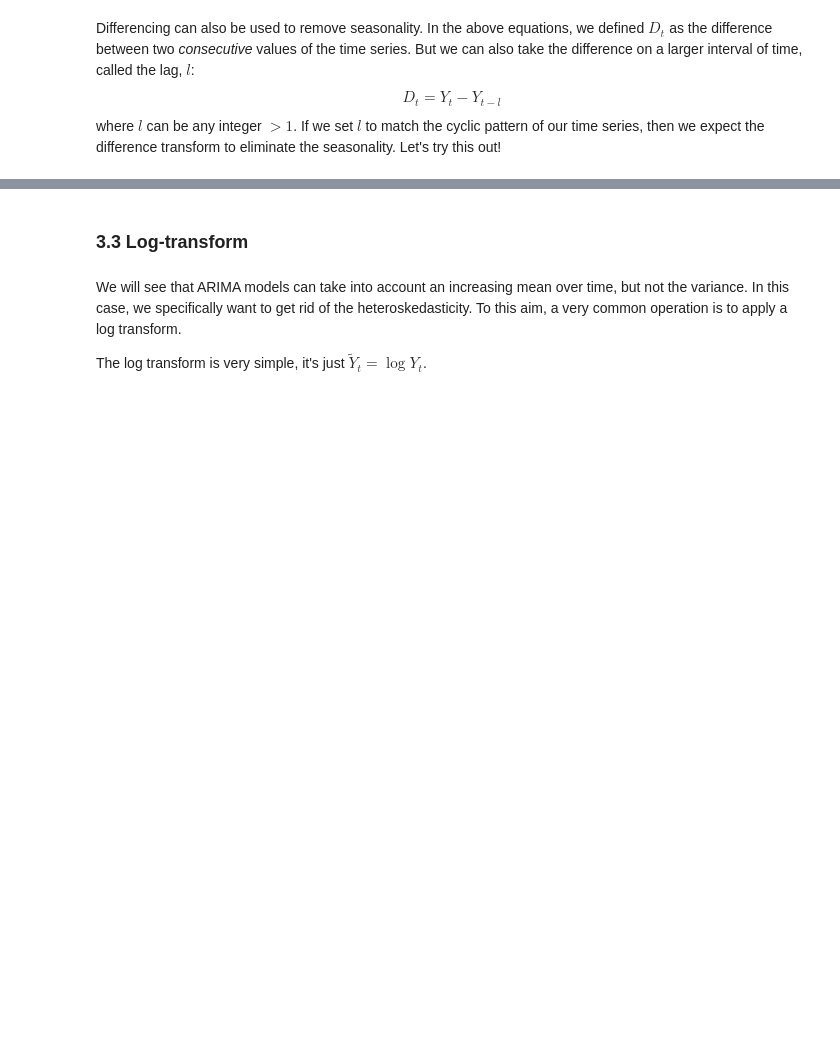
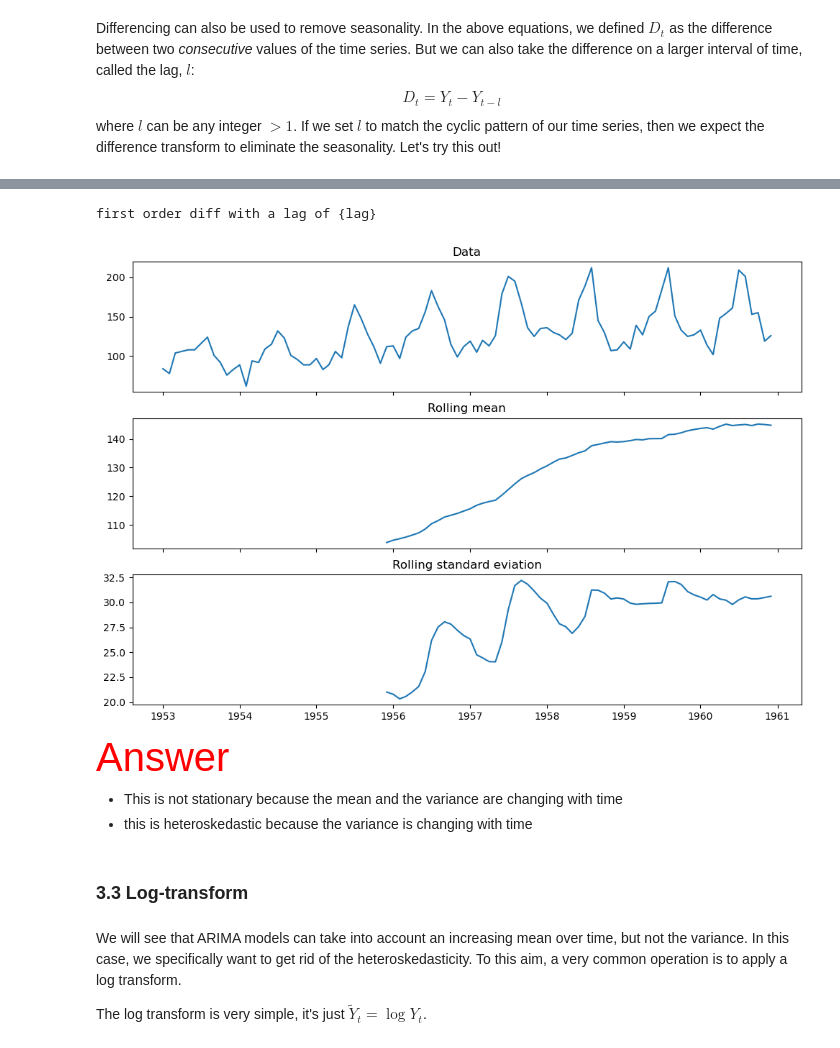
Before and after one commit to ThibaultLaunois/CampNum-12_ML6_time_series, a Jupyter notebook: notebooks/NB1_Time_Series_Forecasts.ipynb, the cells around one changed output, grey strips where cells are left out. Saved outputs shown, nothing was run; the diff lists cells and outputs as text; code cells hidden in the pictures; blank space fills up the shorter version.

```diff
--- a/notebooks/NB1_Time_Series_Forecasts.ipynb
+++ b/notebooks/NB1_Time_Series_Forecasts.ipynb
@@ -387,3 +436,23 @@ lag = 12
+# %%
+# Plot results
+lag=48
+print("first order diff with a lag of {lag}")
+airline_diff=airline.diff(periods=lag)
+fig, axes = plt.subplots(3, 1, sharex=True, figsize=(12, 8))
+axes[0].plot(airline_diff)
+axes[0].set_title("Data")
+axes[1].plot(airline_diff.rolling(36).mean())
+axes[1].set_title("Rolling mean")
+axes[2].plot(airline_diff.rolling(36).std())
+axes[2].set_title("Rolling standard eviation")
+plt.show()
+# %% [output]
+first order diff with a lag of {lag}
+[figure, added]
+# %% [markdown]
+<span style="color:red; font-size:30pt"> Answer
+- This is not stationary because the mean and the variance are changing with time
+- this is heteroskedastic because the variance is changing with time
 # %% [markdown]
 ### 3.3 Log-transform
 # %% [markdown]
```
Also changed, not shown: parts of 13 cells of this notebook.
